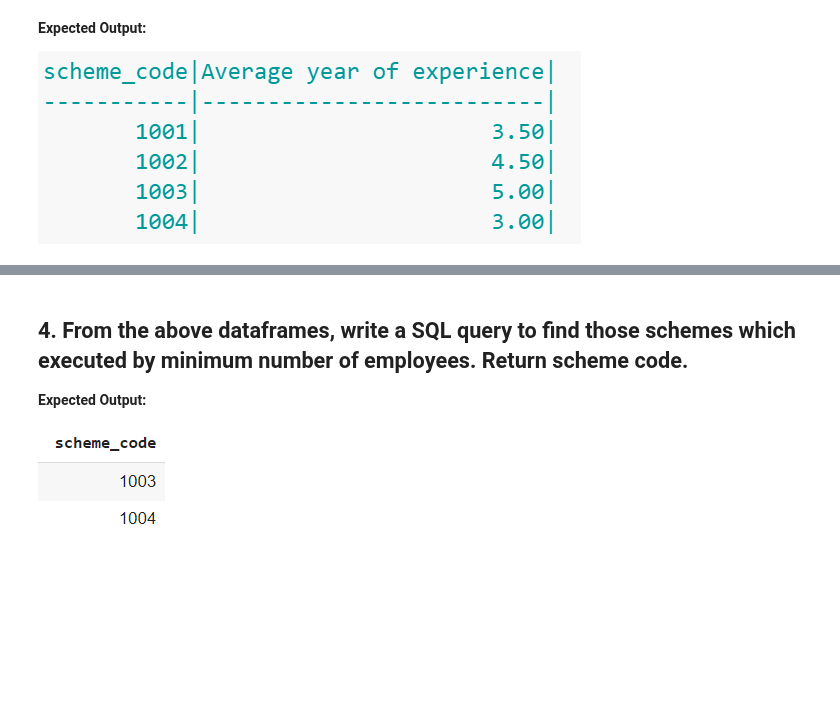
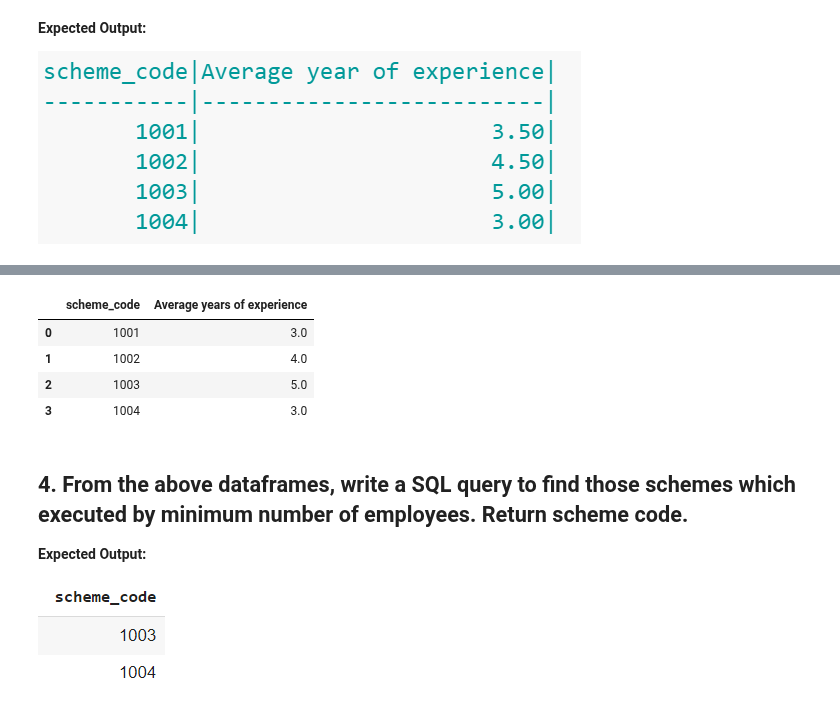
Before and after one commit to Shrez7961/Practice, a Jupyter notebook: Day_7_Assignment.ipynb, the cells around one changed output, grey strips where cells are left out. Saved outputs shown, nothing was run; the diff lists cells and outputs as text; code cells hidden in the pictures; blank space fills up the shorter version.

```diff
--- a/Day_7_Assignment.ipynb
+++ b/Day_7_Assignment.ipynb
@@ -139,3 +158,18 @@ Successfully installed pandasql-0.7.3
+# %%
+# Write Your code here.
+mysql('''
+SELECT sc.scheme_code  ,
+ROUND(SUM(mb.running_years)/NULLIF(COUNT(DISTINCT mb.manager_id), 0) ,2) AS 'Average years of experience'
+FROM scheme as sc JOIN managing_body as mb
+ON mb.manager_id  = sc.scheme_manager_id
+GROUP BY sc.scheme_code
+''')
+# %% [output]
+|  | scheme_code | Average years of experience |
+| 0 | 1001 | 3.0 |
+| 1 | 1002 | 4.0 |
+| 2 | 1003 | 5.0 |
+| 3 | 1004 | 3.0 |
 # %% [markdown]
 ## 4. From the above dataframes, write a SQL query to find those schemes which executed by minimum number of employees. Return scheme code.
 
```
Also changed, not shown: parts of 9 cells of this notebook.
